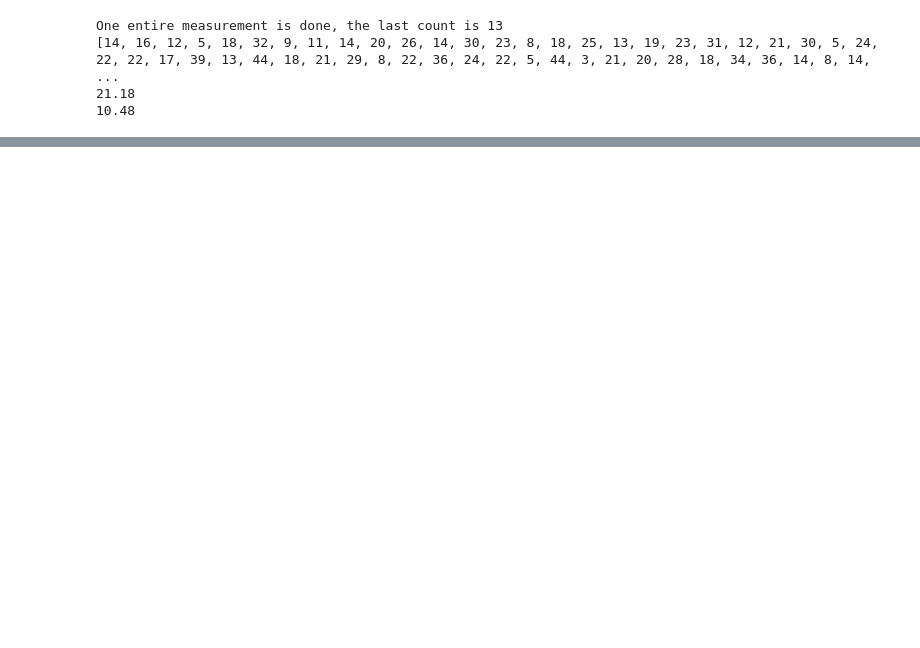
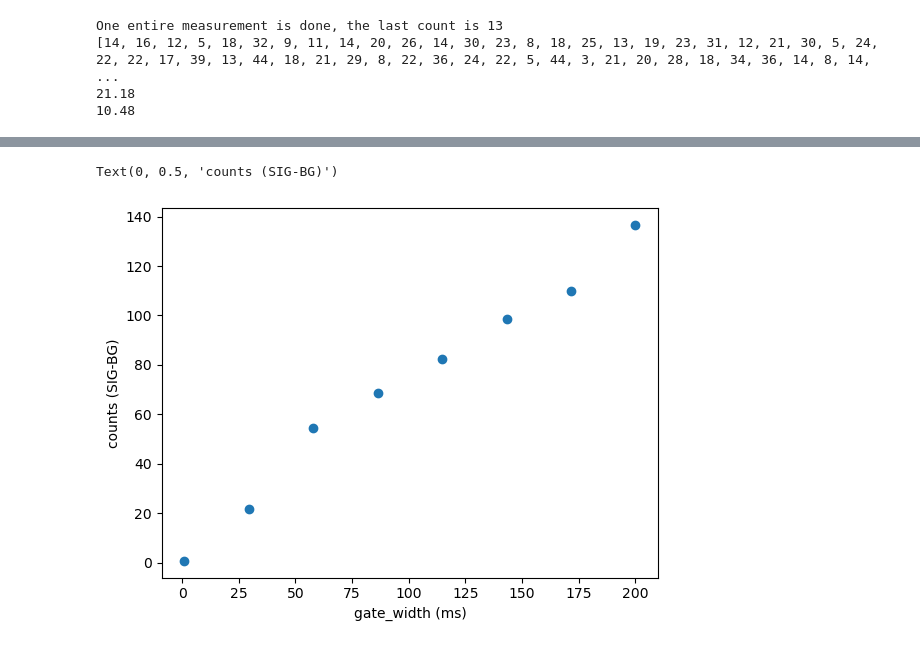
Before and after one commit to FENG-MengLong/ExperimentCode, a Jupyter notebook: 2025.10.29.ipynb, the cells around one changed output, grey strips where cells are left out. Saved outputs shown, nothing was run; the diff lists cells and outputs as text; code cells hidden in the pictures; blank space fills up the shorter version.

```diff
--- a/2025.10.29.ipynb
+++ b/2025.10.29.ipynb
@@ -131,0 +312,7 @@ sr400.count_reset()
+# %%
+plt.scatter(gate_width_list*1e+03,np.array(sig_list)-np.array(bg_list))
+plt.xlabel("gate_width (ms)")
+plt.ylabel("counts (SIG-BG)")
+# %% [output]
+Text(0, 0.5, 'counts (SIG-BG)')
+[figure, added]
```
Also changed, not shown: parts of 20 cells of this notebook.
